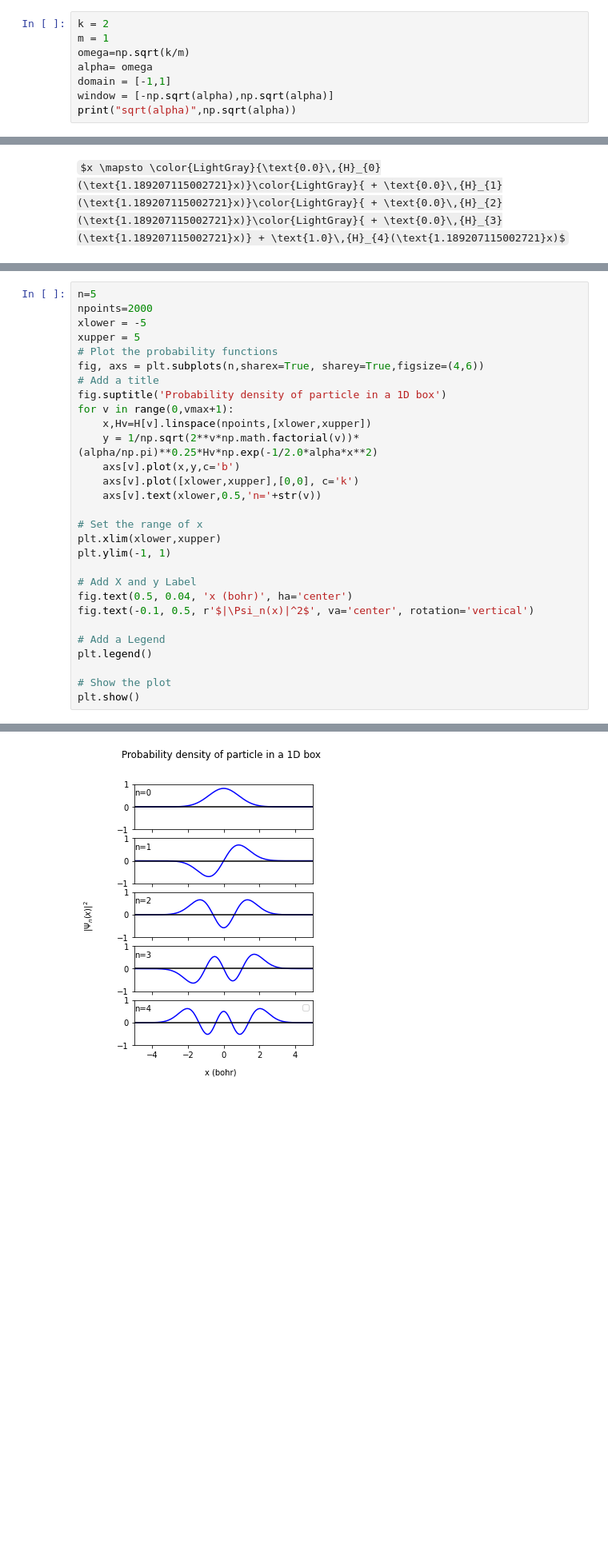
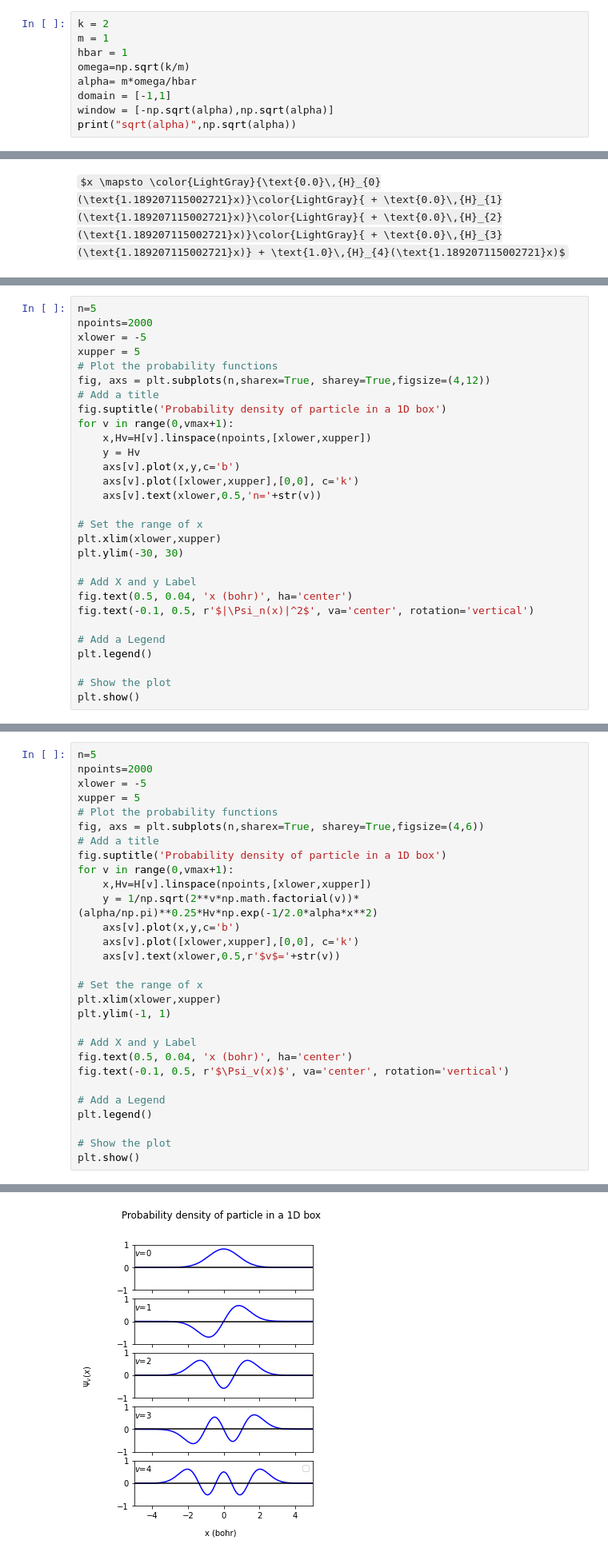
Before and after one commit to ffangliu/chem370, a Jupyter notebook: week6.ipynb, the cells around one changed output, grey strips where cells are left out. Shown at 80% size. Saved outputs shown, nothing was run; the diff lists cells and outputs as text; some formulas as TeX source; blank space fills up the shorter version.

```diff
--- a/week6.ipynb
+++ b/week6.ipynb
@@ -5,8 +5,9 @@ import scipy.constants as const
 # %%
 k = 2
 m = 1
+hbar = 1
 omega=np.sqrt(k/m)
-alpha= omega
+alpha= m*omega/hbar
 domain = [-1,1]
 window = [-np.sqrt(alpha),np.sqrt(alpha)]
 print("sqrt(alpha)",np.sqrt(alpha))
@@ -26,0 +30,29 @@ $x \mapsto \color{LightGray}{\text{0.0}\,{H}_{0}(\text{1.189207115002721}x)}\col
+# %%
+n=5
+npoints=2000
+xlower = -5
+xupper = 5
+# Plot the probability functions
+fig, axs = plt.subplots(n,sharex=True, sharey=True,figsize=(4,12))
+# Add a title
+fig.suptitle('Probability density of particle in a 1D box')
+for v in range(0,vmax+1):
+    x,Hv=H[v].linspace(npoints,[xlower,xupper])
+    y = Hv
+    axs[v].plot(x,y,c='b')
+    axs[v].plot([xlower,xupper],[0,0], c='k')
+    axs[v].text(xlower,0.5,'n='+str(v))
+
+# Set the range of x
+plt.xlim(xlower,xupper)
+plt.ylim(-30, 30)
+
+# Add X and y Label
+fig.text(0.5, 0.04, 'x (bohr)', ha='center')
+fig.text(-0.1, 0.5, r'$|\Psi_n(x)|^2$', va='center', rotation='vertical')
+
+# Add a Legend
+plt.legend()
+
+# Show the plot
+plt.show()
@@ -27,32 +64,32 @@ $x \mapsto \color{LightGray}{\text{0.0}\,{H}_{0}(\text{1.189207115002721}x)}\col
 # %%
 n=5
 npoints=2000
 xlower = -5
 xupper = 5
 # Plot the probability functions
 fig, axs = plt.subplots(n,sharex=True, sharey=True,figsize=(4,6))
 # Add a title
 fig.suptitle('Probability density of particle in a 1D box')
 for v in range(0,vmax+1):
     x,Hv=H[v].linspace(npoints,[xlower,xupper])
     y = 1/np.sqrt(2**v*np.math.factorial(v))*(alpha/np.pi)**0.25*Hv*np.exp(-1/2.0*alpha*x**2)
     axs[v].plot(x,y,c='b')
     axs[v].plot([xlower,xupper],[0,0], c='k')
-    axs[v].text(xlower,0.5,'n='+str(v))
+    axs[v].text(xlower,0.5,r'$v$='+str(v))
 
 # Set the range of x
 plt.xlim(xlower,xupper)
 plt.ylim(-1, 1)
 
 # Add X and y Label
 fig.text(0.5, 0.04, 'x (bohr)', ha='center')
-fig.text(-0.1, 0.5, r'$|\Psi_n(x)|^2$', va='center', rotation='vertical')
+fig.text(-0.1, 0.5, r'$\Psi_v(x)$', va='center', rotation='vertical')
 
 # Add a Legend
 plt.legend()
 
 # Show the plot
 plt.show()
 # %% [output]
 No handles with labels found to put in legend.
-[figure, old version]
+[figure, new version]
```
Also changed, not shown: parts of 5 cells of this notebook, 1 other file.
